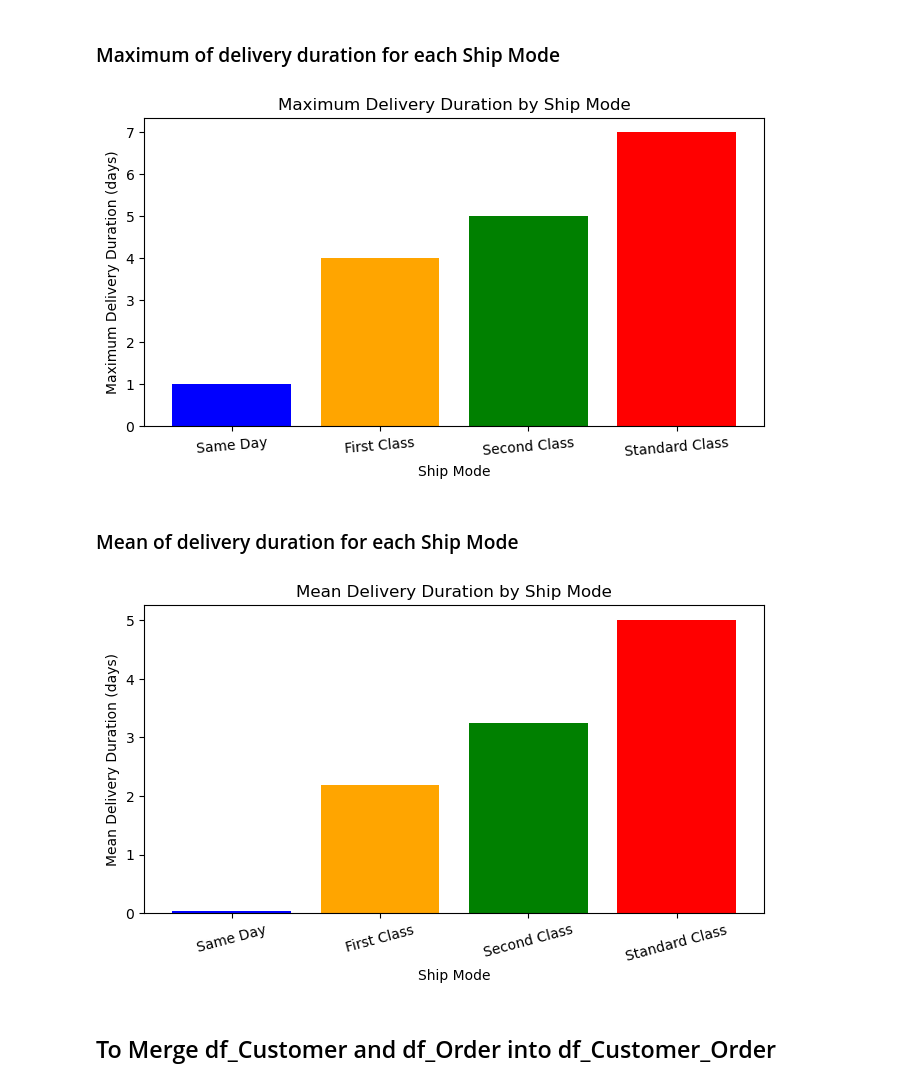
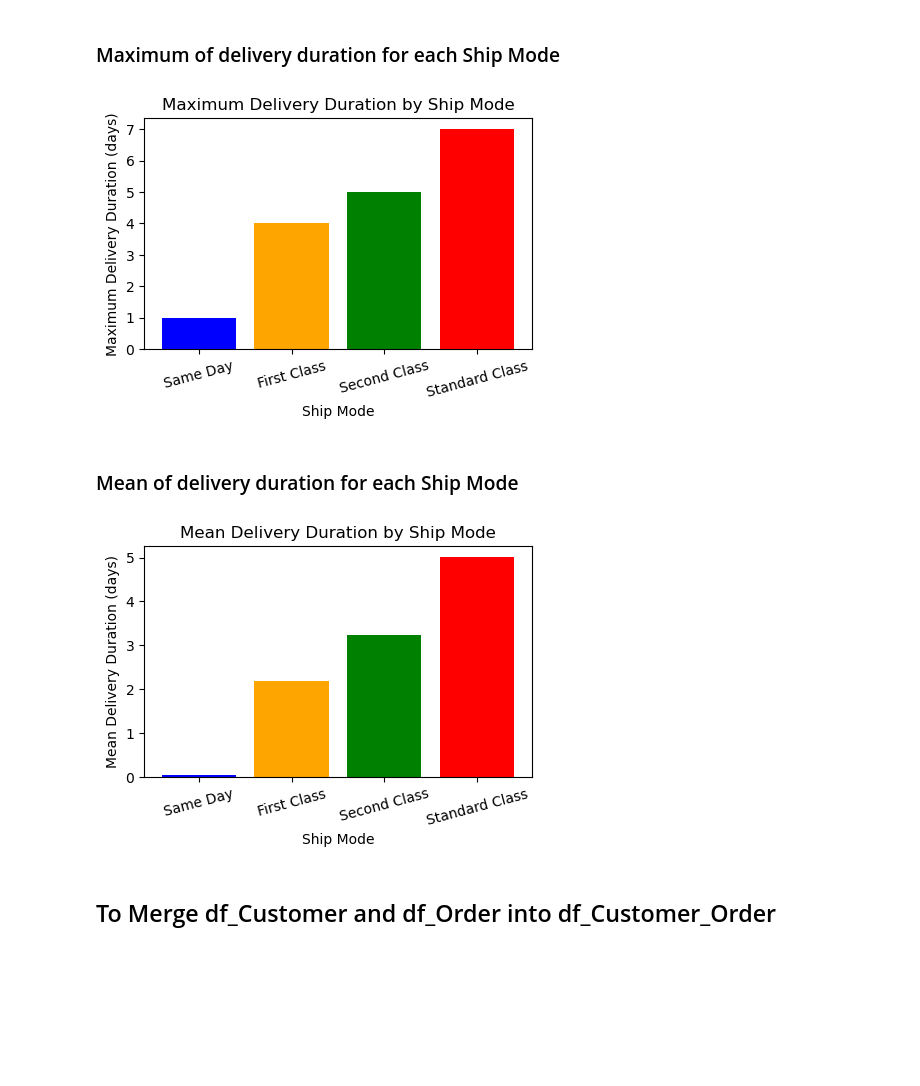
Before and after one commit to hennypurwadi/771951_Dataset_Analysis, a Jupyter notebook: 202370140.ipynb, the cells around one changed output. Drawn from its saved outputs; the diff is of its cells as text; code cells hidden in the pictures; blank space fills up the shorter version.

```diff
--- a/202370140.ipynb
+++ b/202370140.ipynb
@@ -2242,24 +2240,24 @@ plt.show()
 # %%
 maximum_durations = {
     "Same Day": Same_Day_max_duration,
     "First Class": First_Class_max_duration,
     "Second Class": Second_Class_max_duration,
     "Standard Class": Standard_Class_max_duration
 }
 
 ship_modes = list(maximum_durations.keys())
 maximum = list(maximum_durations.values())
 
-plt.figure(figsize=(8, 4))
+plt.figure(figsize=(5, 3))
 plt.bar(ship_modes, maximum, color=['blue', 'orange', 'green', 'red'])
 
 plt.title('Maximum Delivery Duration by Ship Mode')
 plt.xlabel('Ship Mode')
 plt.ylabel('Maximum Delivery Duration (days)')
-plt.xticks(rotation=5)
+plt.xticks(rotation=15)
 plt.show()
 # %% [output]
-[figure, old version]
+[figure, new version]
 # %% [markdown]
 ### Mean of delivery duration for each Ship Mode
 # %%
@@ -2274,7 +2272,7 @@ mean_durations = {
 ship_modes = list(mean_durations.keys())
 means = list(mean_durations.values())
 
-plt.figure(figsize=(8, 4))
+plt.figure(figsize=(5, 3))
 plt.bar(ship_modes, means, color=['blue', 'orange', 'green', 'red'])
 
 plt.title('Mean Delivery Duration by Ship Mode')
@@ -2283,7 +2281,7 @@ plt.ylabel('Mean Delivery Duration (days)')
 plt.xticks(rotation=15)
 plt.show()
 # %% [output]
-[figure, old version]
+[figure, new version]
 # %% [markdown]
 ## To Merge df_Customer and df_Order into df_Customer_Order
 # %%
```
Also changed, not shown: parts of 21 cells of this notebook.
